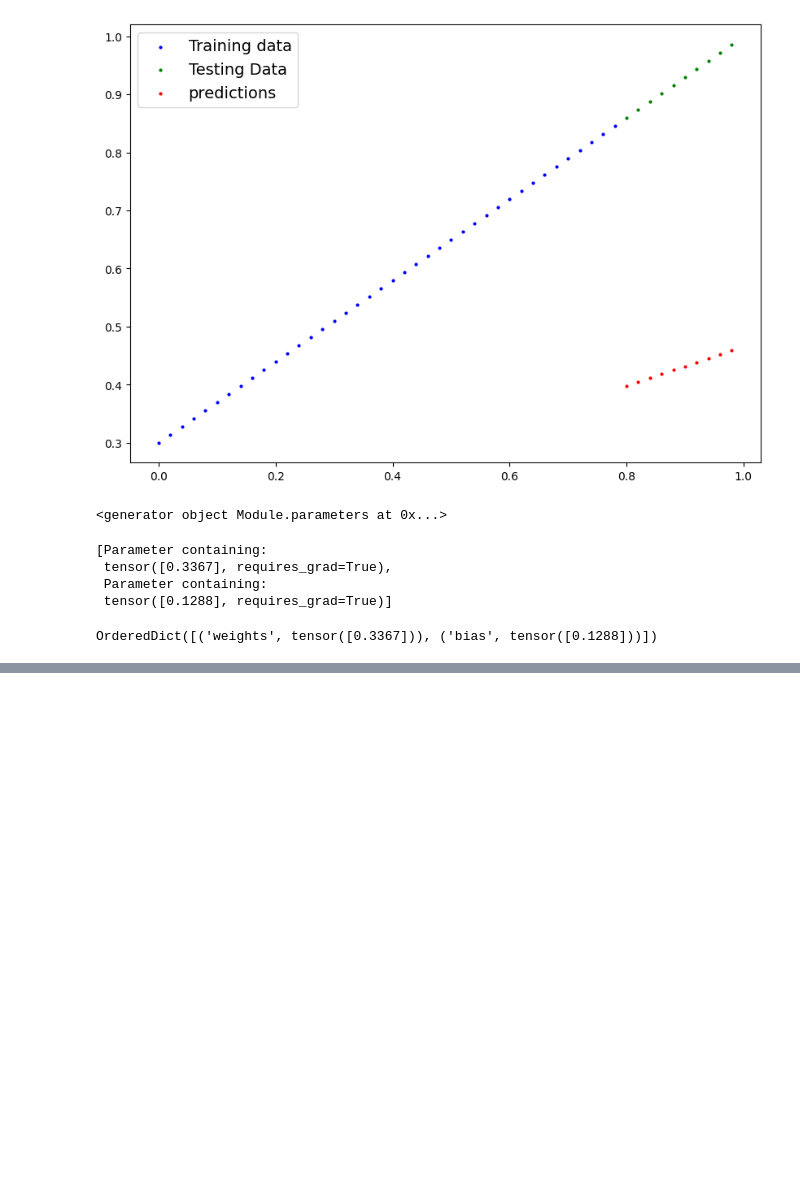
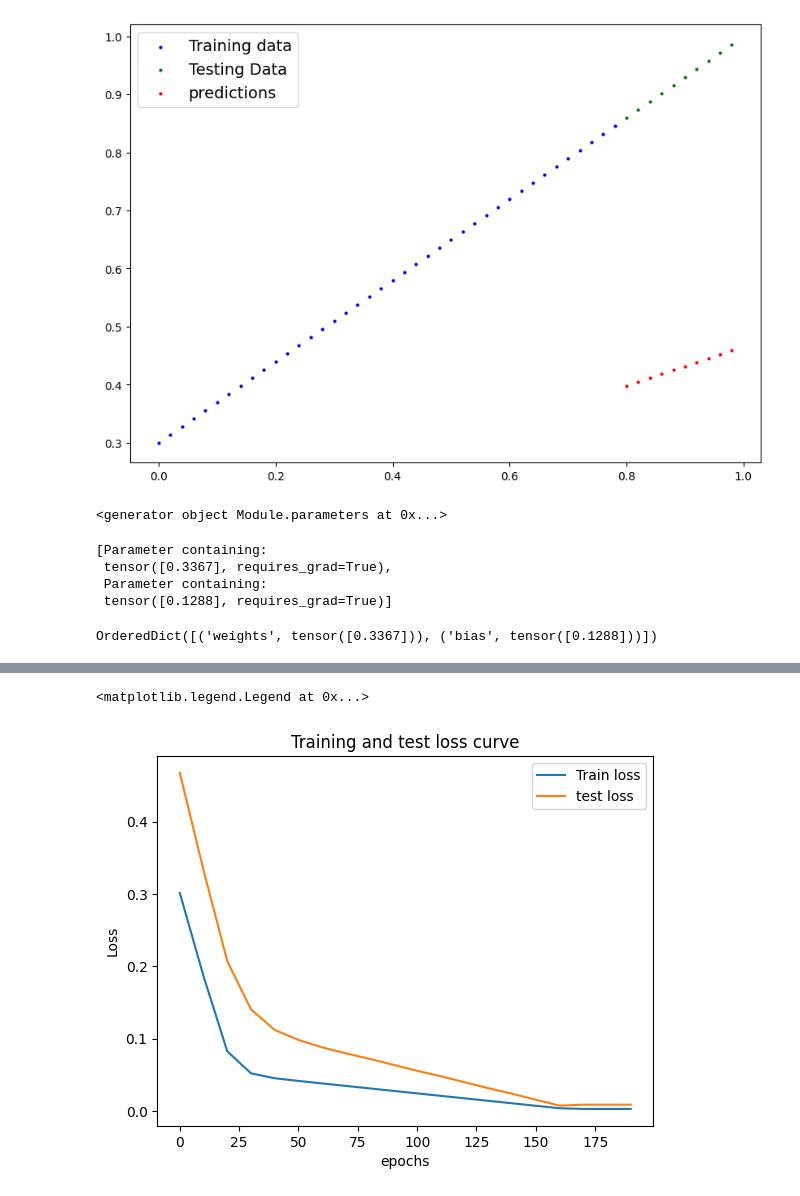
Before and after one commit to raiyan666/Pytorch_zero_to_mastery, a Jupyter notebook: 01_pytorch_workflow.ipynb, the cells around one changed output, grey strips where cells are left out. Saved outputs shown, nothing was run; the diff lists cells and outputs as text; code cells hidden in the pictures; blank space fills up the shorter version.

```diff
--- a/01_pytorch_workflow.ipynb
+++ b/01_pytorch_workflow.ipynb
@@ -216,0 +240,36 @@ optimizer=torch.optim.SGD(params=model_0.parameters(),
+# %%
+#Training loop and Testing Loop
+epochs=200
+
+epoch_count=[]
+loss_values=[]
+test_loss_values=[]
+#Training loop
+
+for epoch in range(epochs):
+  #set model to training mode
+  model_0.train()
+  #1. Forward pass
+  y_pred=model_0(X_train)
+  #2.Calculate the loss
+  loss=loss_fn(y_pred,y_train)
+  # print(f'Loss: {loss}')
+  #3.optimizer zero grad
+  optimizer.zero_grad()
+  #4. perform back propagation on the loss with respect to the parameters of the model
+  loss.backward()
+  #5.Step the optimizer(perform gradient descent)
+  optimizer.step()
+  #Testing
+  model_0.eval()
+  with torch.inference_mode():#with torch.no_grad()
+    #1.do the forward pass
+    test_pred=model_0(X_test)
+    #2.calculate the loss
+    test_loss=loss_fn(test_pred,y_test)
+  if epoch %10==0:
+    epoch_count.append(epoch)
+    loss_values.append(loss)
+    test_loss_values.append(test_loss)
+    print(f"Epoch: {epoch}| Loss: {loss} | Test Loss: {test_loss}")
+    print(model_0.state_dict())
@@ -216,0 +315,10 @@ optimizer=torch.optim.SGD(params=model_0.parameters(),
+# %%
+plt.plot(epoch_count,np.array(torch.tensor(loss_values)),label="Train loss")
+plt.plot(epoch_count,test_loss_values,label="test loss")
+plt.title("Training and test loss curve")
+plt.ylabel("Loss")
+plt.xlabel("epochs")
+plt.legend()
+# %% [output]
+<matplotlib.legend.Legend at 0x...>
+[figure, added]
```
Also changed, not shown: parts of 15 cells of this notebook.
